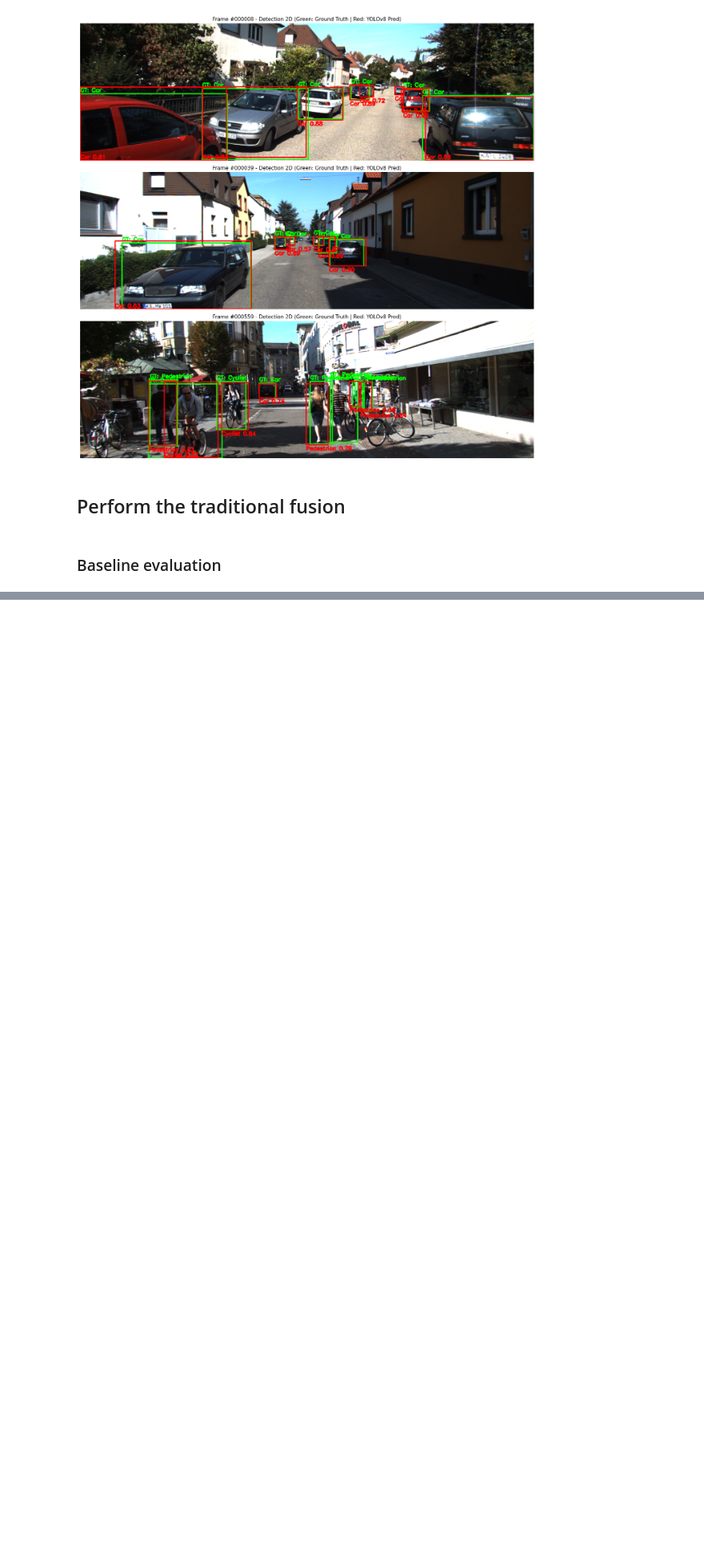
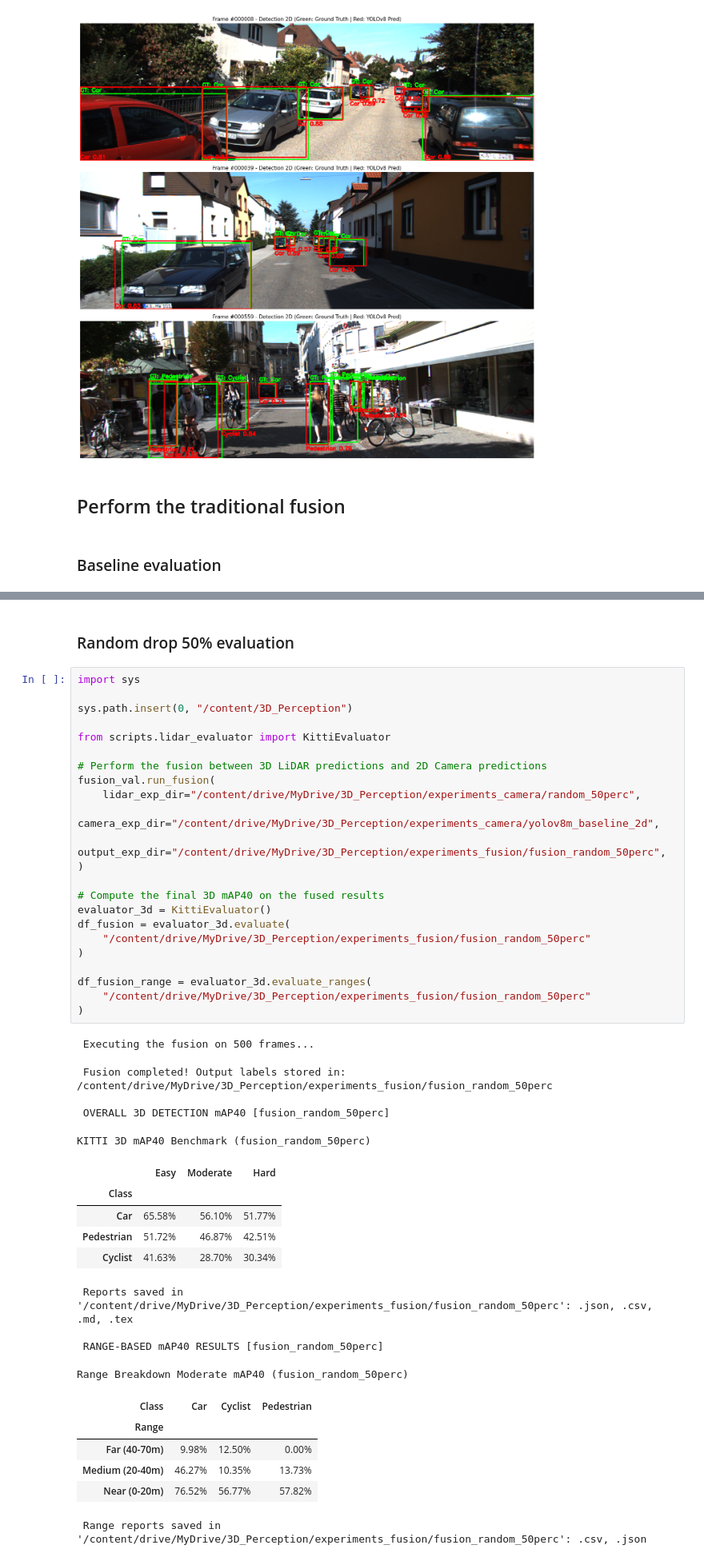
Before and after one commit to giacomosalvatori03/3D_Perception, a Jupyter notebook: notebooks/02_camera_fusion_trad.ipynb, the cells around one changed output, grey strips where cells are left out. Shown at 80% size. Drawn from its saved outputs; the diff is of its cells as text; blank space fills up the shorter version.

```diff
--- a/notebooks/02_camera_fusion_trad.ipynb
+++ b/notebooks/02_camera_fusion_trad.ipynb
@@ -409,0 +477,46 @@ df_fusion = evaluator_3d.evaluate(
+# %% [markdown]
+### Random drop 50% evaluation
+# %%
+import sys
+
+sys.path.insert(0, "/content/3D_Perception")
+
+from scripts.lidar_evaluator import KittiEvaluator
+
+# Perform the fusion between 3D LiDAR predictions and 2D Camera predictions
+fusion_val.run_fusion(
+    lidar_exp_dir="/content/drive/MyDrive/3D_Perception/experiments_camera/random_50perc",
+    camera_exp_dir="/content/drive/MyDrive/3D_Perception/experiments_camera/yolov8m_baseline_2d",
+    output_exp_dir="/content/drive/MyDrive/3D_Perception/experiments_fusion/fusion_random_50perc",
+)
+
+# Compute the final 3D mAP40 on the fused results
+evaluator_3d = KittiEvaluator()
+df_fusion = evaluator_3d.evaluate(
+    "/content/drive/MyDrive/3D_Perception/experiments_fusion/fusion_random_50perc"
+)
+
+df_fusion_range = evaluator_3d.evaluate_ranges(
+    "/content/drive/MyDrive/3D_Perception/experiments_fusion/fusion_random_50perc"
+)
+# %% [output]
+ Executing the fusion on 500 frames...
+ Fusion completed! Output labels stored in: /content/drive/MyDrive/3D_Perception/experiments_fusion/fusion_random_50perc
+
+ OVERALL 3D DETECTION mAP40 [fusion_random_50perc]
+KITTI 3D mAP40 Benchmark (fusion_random_50perc)
+|  | Easy | Moderate | Hard |
+| Class |  |  |  |
+| Car | 65.58% | 56.10% | 51.77% |
+| Pedestrian | 51.72% | 46.87% | 42.51% |
+| Cyclist | 41.63% | 28.70% | 30.34% |
+ Reports saved in '/content/drive/MyDrive/3D_Perception/experiments_fusion/fusion_random_50perc': .json, .csv, .md, .tex
+
+ RANGE-BASED mAP40 RESULTS [fusion_random_50perc]
+Range Breakdown Moderate mAP40 (fusion_random_50perc)
+| Class | Car | Cyclist | Pedestrian |
+| Range |  |  |  |
+| Far (40-70m) | 9.98% | 12.50% | 0.00% |
+| Medium (20-40m) | 46.27% | 10.35% | 13.73% |
+| Near (0-20m) | 76.52% | 56.77% | 57.82% |
+ Range reports saved in '/content/drive/MyDrive/3D_Perception/experiments_fusion/fusion_random_50perc': .csv, .json
```
Also changed, not shown: parts of 13 cells of this notebook, 1 other file.
